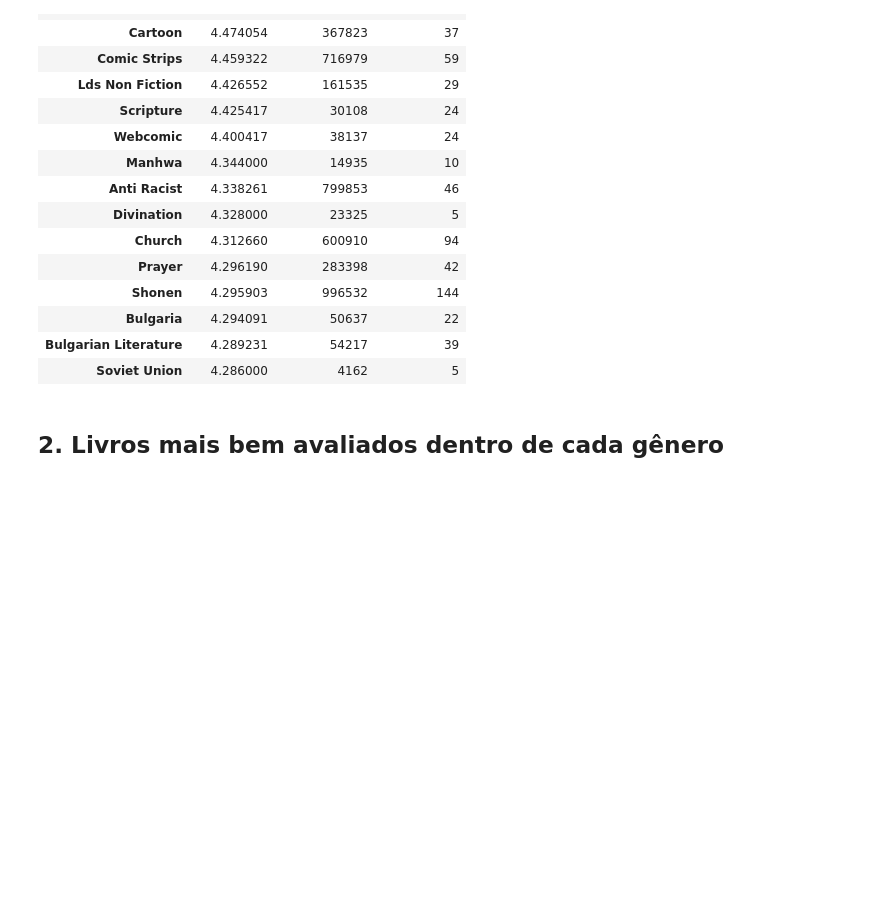
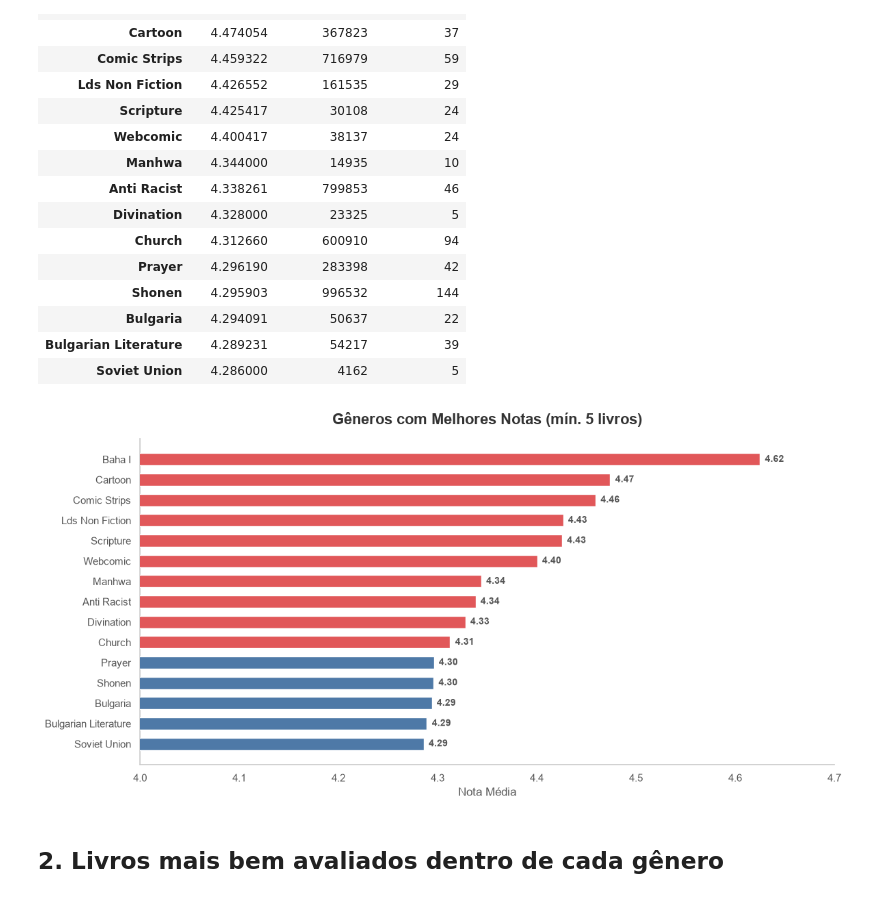
Before and after one commit to juliaragibeltrao/Rating-Books, a Jupyter notebook: analise.ipynb, the cells around one changed output. Cells and saved outputs as stored; diff of their text form; code cells hidden in the pictures; blank space fills up the shorter version.

```diff
--- a/analise.ipynb
+++ b/analise.ipynb
@@ -122,3 +113,28 @@ fig.show()
+# %%
+top_avg = reliable.sort_values("avg_rating")
+colors_avg = [TABLEAU10[2] if v >= 4.3 else TABLEAU10[0] for v in top_avg["avg_rating"].values]
+
+fig, ax = plt.subplots(figsize=(12, 6))
+bars = ax.barh(range(len(top_avg)), top_avg["avg_rating"].values,
+               color=colors_avg, height=0.6, zorder=3)
+ax.set_yticks(range(len(top_avg)))
+ax.set_yticklabels(top_avg.index, fontsize=11)
+ax.set_xlabel("Nota Média", fontsize=12, color="#555555")
+ax.set_title("Gêneros com Melhores Notas (mín. 5 livros)", fontsize=16, fontweight="bold", pad=15)
+ax.spines["top"].set_visible(False)
+ax.spines["right"].set_visible(False)
+ax.spines["left"].set_color("#cccccc")
+ax.spines["bottom"].set_color("#cccccc")
+ax.tick_params(axis="y", left=False)
+ax.tick_params(axis="x", colors="#555555")
+ax.set_xlim(4.0, 4.7)
+for bar, val in zip(bars, top_avg["avg_rating"]):
+    ax.text(val + 0.005, bar.get_y() + bar.get_height()/2,
+             f"{val:.2f}", va="center", fontsize=10, color="#555555", fontweight="bold")
+plt.tight_layout()
+plt.show()
+# %% [output]
+[figure, added]
 # %% [markdown]
 ## 2. Livros mais bem avaliados dentro de cada gênero
 # %%
```
Also changed, not shown: parts of 11 cells of this notebook.
